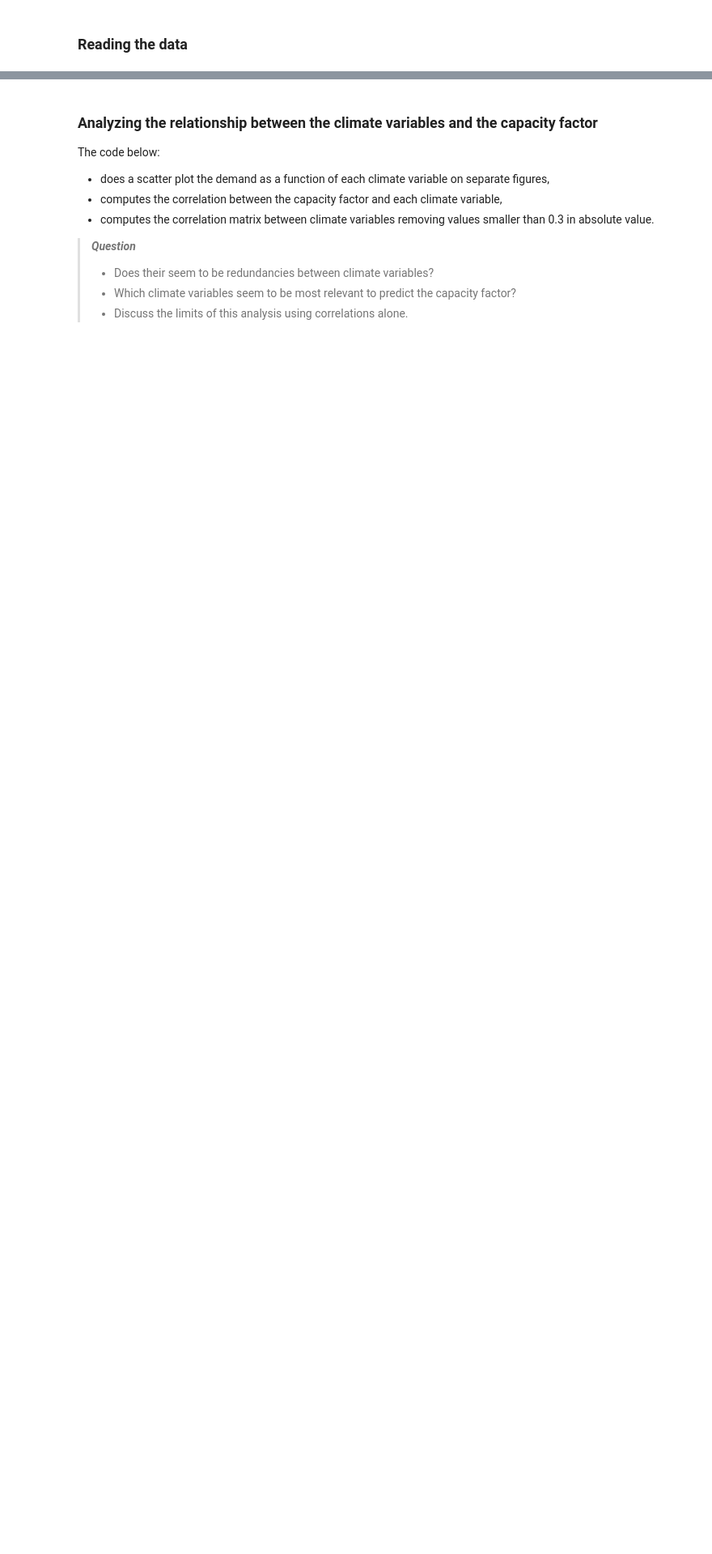
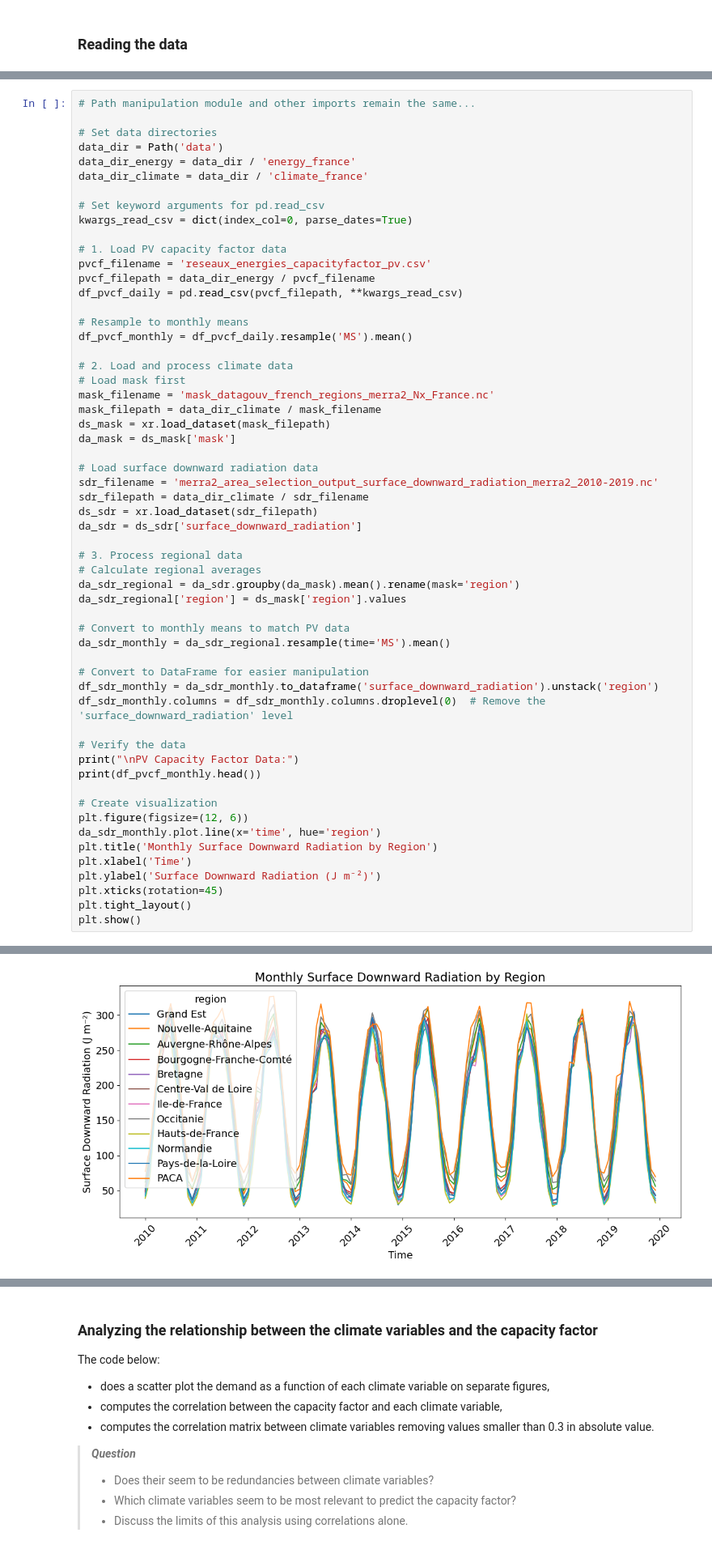
Before and after one commit to jisa98/VRE-Solar, a Jupyter notebook: VRE Project_JodieAfonso.ipynb, the cells around one changed output, grey strips where cells are left out. Shown at 81% size. Saved outputs shown, nothing was run; the diff lists cells and outputs as text; blank space fills up the shorter version.

```diff
--- a/VRE Project_JodieAfonso.ipynb
+++ b/VRE Project_JodieAfonso.ipynb
@@ -593,0 +301,58 @@ plt.show()
+# %%
+# Path manipulation module and other imports remain the same...
+
+# Set data directories
+data_dir = Path('data')
+data_dir_energy = data_dir / 'energy_france'
+data_dir_climate = data_dir / 'climate_france'
+
+# Set keyword arguments for pd.read_csv
+kwargs_read_csv = dict(index_col=0, parse_dates=True)
+
+# 1. Load PV capacity factor data
+pvcf_filename = 'reseaux_energies_capacityfactor_pv.csv'
+pvcf_filepath = data_dir_energy / pvcf_filename
+df_pvcf_daily = pd.read_csv(pvcf_filepath, **kwargs_read_csv)
+
+# Resample to monthly means
+df_pvcf_monthly = df_pvcf_daily.resample('MS').mean()
+
+# 2. Load and process climate data
+# Load mask first
+mask_filename = 'mask_datagouv_french_regions_merra2_Nx_France.nc'
+mask_filepath = data_dir_climate / mask_filename
+ds_mask = xr.load_dataset(mask_filepath)
+da_mask = ds_mask['mask']
+
+# Load surface downward radiation data
+sdr_filename = 'merra2_area_selection_output_surface_downward_radiation_merra2_2010-2019.nc'
+sdr_filepath = data_dir_climate / sdr_filename
+ds_sdr = xr.load_dataset(sdr_filepath)
+da_sdr = ds_sdr['surface_downward_radiation']
+
+# 3. Process regional data
+# Calculate regional averages
+da_sdr_regional = da_sdr.groupby(da_mask).mean().rename(mask='region')
+da_sdr_regional['region'] = ds_mask['region'].values
+
+# Convert to monthly means to match PV data
+da_sdr_monthly = da_sdr_regional.resample(time='MS').mean()
+
+# Convert to DataFrame for easier manipulation
+df_sdr_monthly = da_sdr_monthly.to_dataframe('surface_downward_radiation').unstack('region')
+df_sdr_monthly.columns = df_sdr_monthly.columns.droplevel(0)  # Remove the 'surface_downward_radiation' level
+
+# Verify the data
+print("\nPV Capacity Factor Data:")
+print(df_pvcf_monthly.head())
+
+# Create visualization
+plt.figure(figsize=(12, 6))
+da_sdr_monthly.plot.line(x='time', hue='region')
+plt.title('Monthly Surface Downward Radiation by Region')
+plt.xlabel('Time')
+plt.ylabel('Surface Downward Radiation (J m⁻²)')
+plt.xticks(rotation=45)
+plt.tight_layout()
+plt.show()
+# %% [output]
@@ -593,0 +376 @@ plt.show()
+[figure, added]
```
Also changed, not shown: parts of 24 cells of this notebook.
